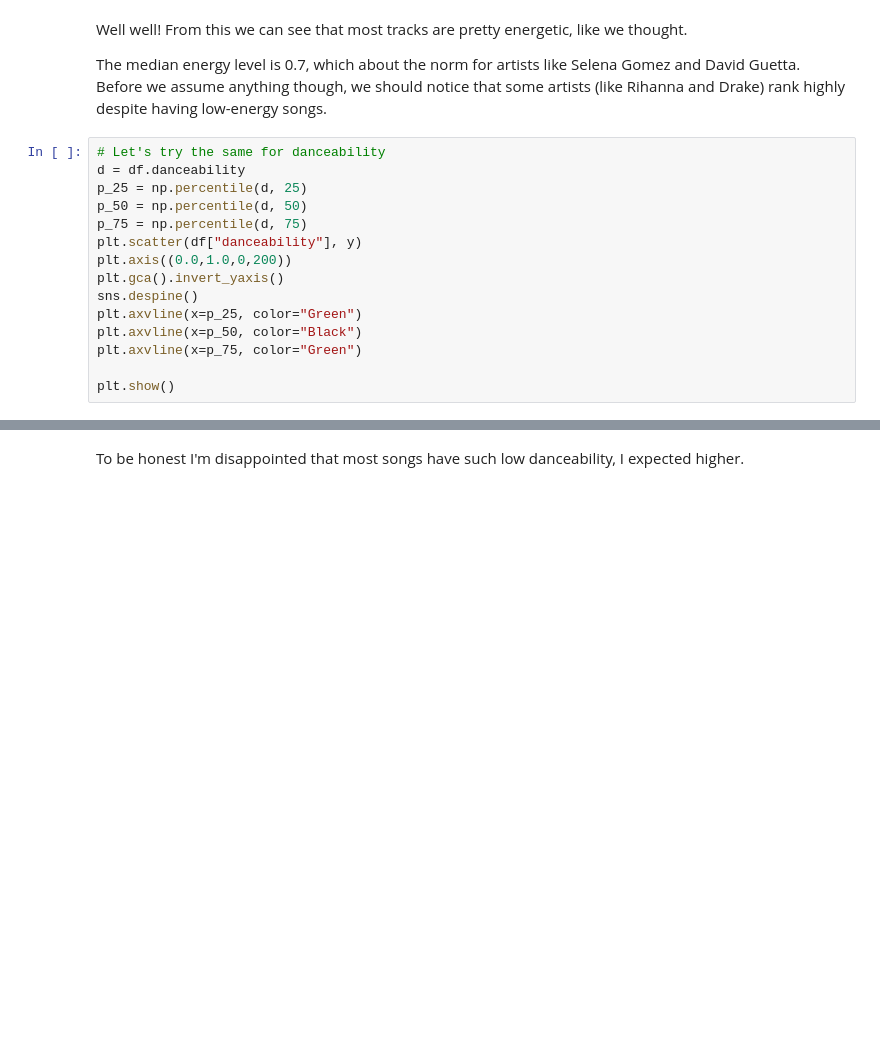
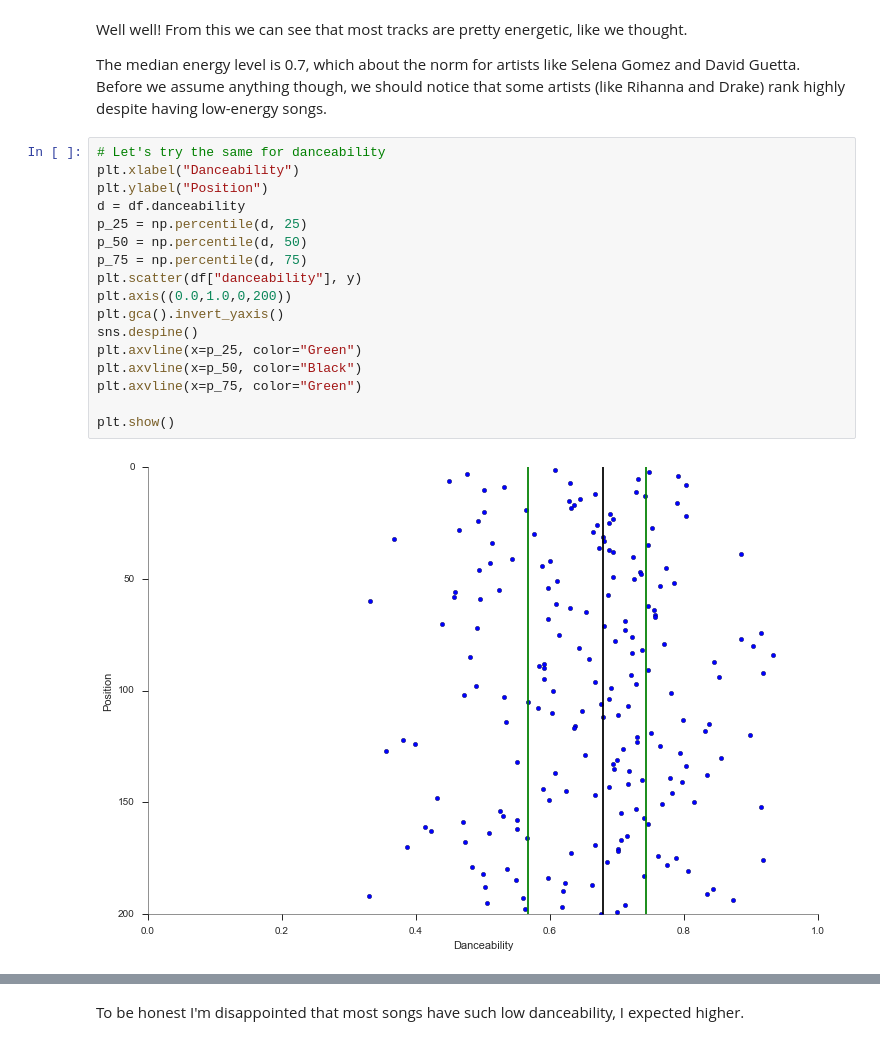
Before and after one commit to jav094/Data-Equals-Music, a Jupyter notebook: data_equals_music_analysis.ipynb, the cells around one changed output, grey strips where cells are left out. Cells and saved outputs as stored; diff of their text form; blank space fills up the shorter version.

```diff
--- a/data_equals_music_analysis.ipynb
+++ b/data_equals_music_analysis.ipynb
@@ -118,18 +115,22 @@ Well well! From this we can see that most tracks are pretty energetic, like we t
 The median energy level is 0.7, which about the norm for artists like Selena Gomez and David Guetta. Before we assume anything though, we should notice that some artists (like Rihanna and Drake) rank highly despite having low-energy songs.
 # %%
 # Let's try the same for danceability
+plt.xlabel("Danceability")
+plt.ylabel("Position")
 d = df.danceability
 p_25 = np.percentile(d, 25)
 p_50 = np.percentile(d, 50)
 p_75 = np.percentile(d, 75)
 plt.scatter(df["danceability"], y)
 plt.axis((0.0,1.0,0,200))
 plt.gca().invert_yaxis()
 sns.despine()
 plt.axvline(x=p_25, color="Green")
 plt.axvline(x=p_50, color="Black")
 plt.axvline(x=p_75, color="Green")
 
 plt.show()
+# %% [output]
+[figure, added]
 # %%
 print p_25, p_50, p_75
```
Also changed, not shown: parts of 20 cells of this notebook.
